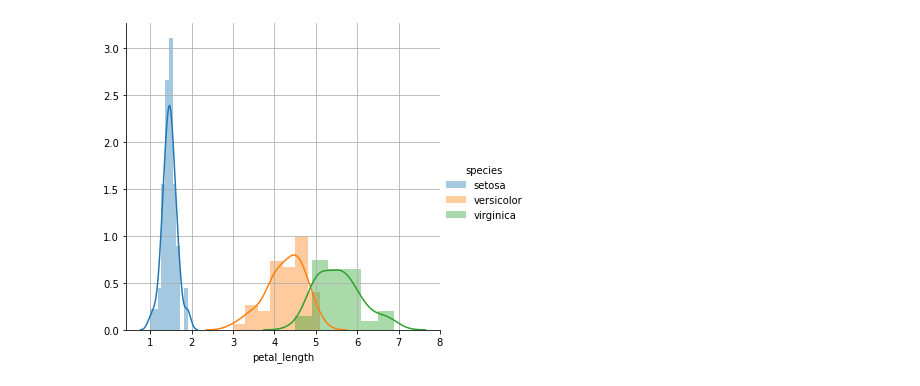
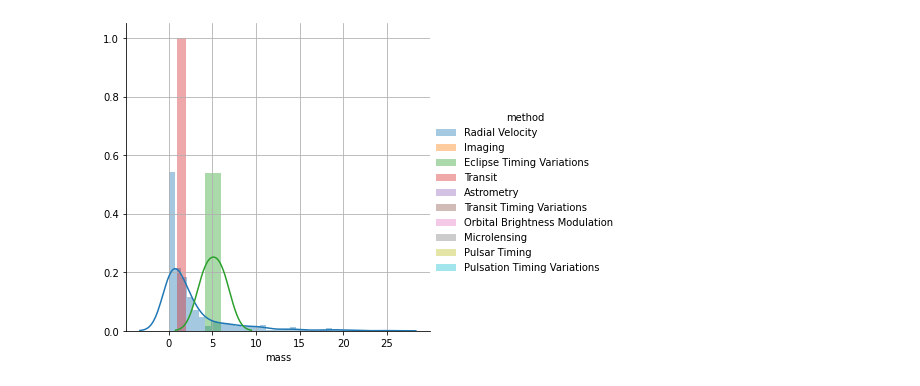
Before and after one commit to Jurk06/database-from-local-drive, a Jupyter notebook: pandas_day3.ipynb, the cells around one changed output. Cells and saved outputs as stored; diff of their text form; code cells hidden in the pictures.

```diff
--- a/pandas_day3.ipynb
+++ b/pandas_day3.ipynb
@@ -13,5 +9,5 @@ PDF
 # %%
-url='https://gist.githubusercontent.com/curran/a08a1080b88344b0c8a7/raw/0e7a9b0a5d22642a06d3d5b9bcbad9890c8ee534/iris.csv'
+url='https://raw.githubusercontent.com/mwaskom/seaborn-data/master/planets.csv'
 df=pd.read_csv(url)
 df.head()
 # %% [output]
@@ -24,7 +73,7 @@ df.head()
 # %%
-sns.FacetGrid(df, hue="species", size=5).map(sns.distplot, "petal_length").add_legend()
+sns.FacetGrid(df, hue="method", size=5).map(sns.distplot, "mass").add_legend()
 plt.grid()
 plt.show()
 # %% [output]
-[figure, old version]
+[figure, new version]
 # %%
```
Also changed, not shown: parts of 79 cells of this notebook.
